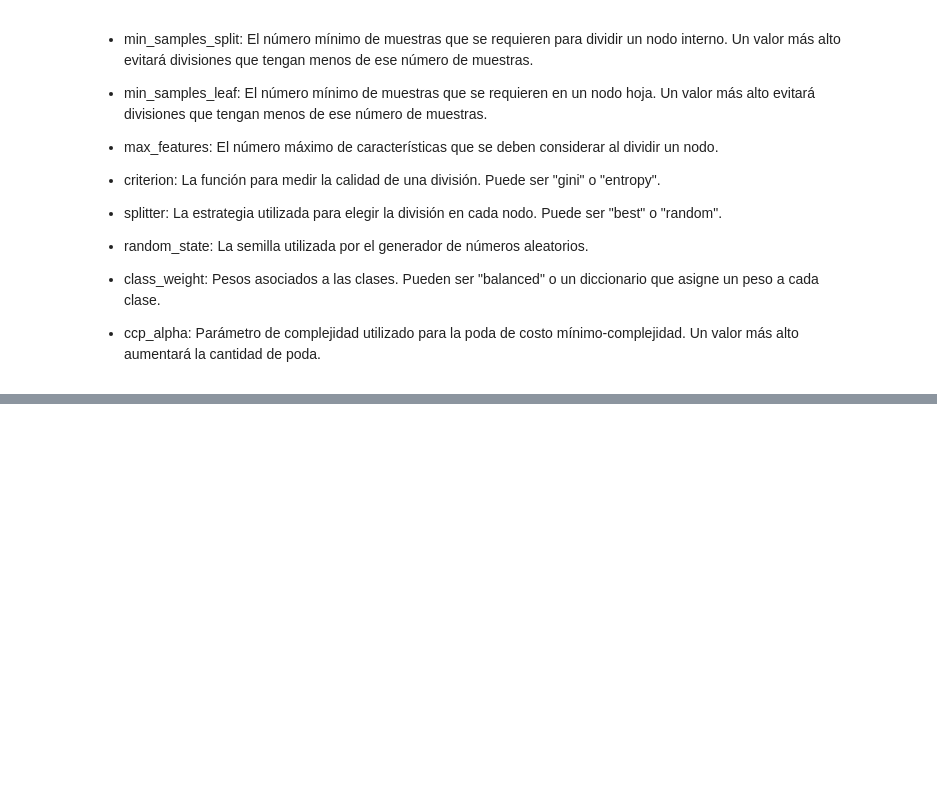
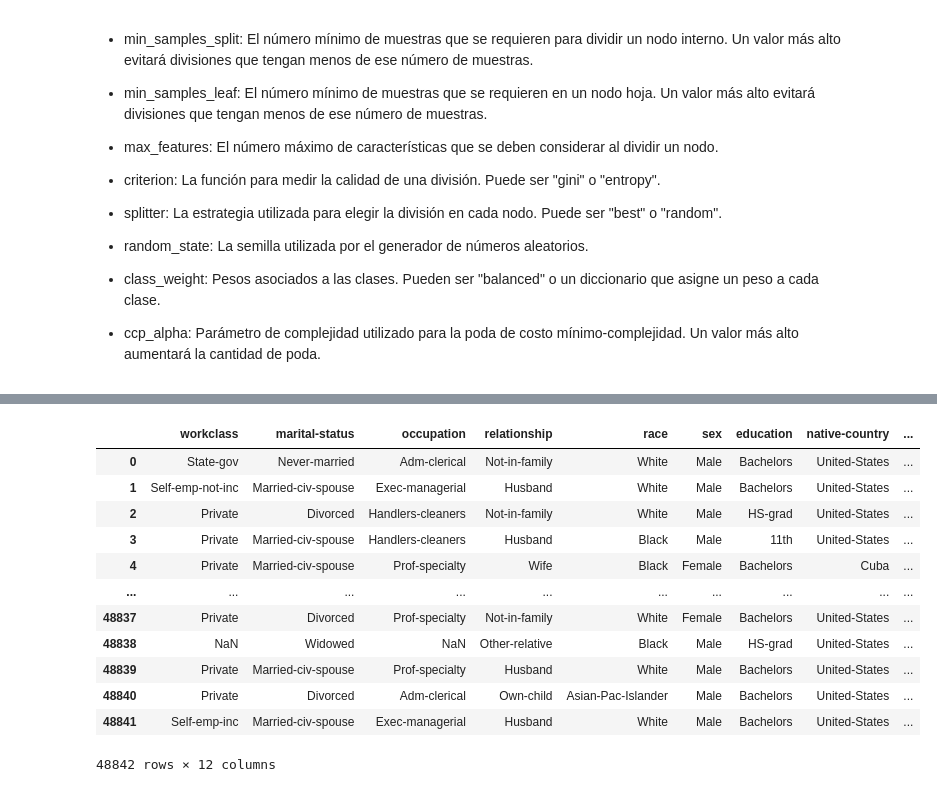
Before and after one commit to ccjaviers777/ean_material_ml, a Jupyter notebook: Cuadernos/Proyecto_Supervisado.ipynb, the cells around one changed output, grey strips where cells are left out. Saved outputs shown, nothing was run; the diff lists cells and outputs as text; code cells hidden in the pictures; blank space fills up the shorter version.

```diff
--- a/Cuadernos/Proyecto_Supervisado.ipynb
+++ b/Cuadernos/Proyecto_Supervisado.ipynb
@@ -460,0 +653,17 @@ hiperparametros_arbol={'criterion': ['gini', 'entropy'],
+# %%
+X=X[OHE_COLS+ORD_COLS+TE_COLS+SS_COLS+MM_COLS]
+X
+# %% [output]
+|  | workclass | marital-status | occupation | relationship | race | sex | education | native-country | ... |
+| 0 | State-gov | Never-married | Adm-clerical | Not-in-family | White | Male | Bachelors | United-States | ... |
+| 1 | Self-emp-not-inc | Married-civ-spouse | Exec-managerial | Husband | White | Male | Bachelors | United-States | ... |
+| 2 | Private | Divorced | Handlers-cleaners | Not-in-family | White | Male | HS-grad | United-States | ... |
+| 3 | Private | Married-civ-spouse | Handlers-cleaners | Husband | Black | Male | 11th | United-States | ... |
+| 4 | Private | Married-civ-spouse | Prof-specialty | Wife | Black | Female | Bachelors | Cuba | ... |
+| ... | ... | ... | ... | ... | ... | ... | ... | ... | ... |
+| 48837 | Private | Divorced | Prof-specialty | Not-in-family | White | Female | Bachelors | United-States | ... |
+| 48838 | NaN | Widowed | NaN | Other-relative | Black | Male | HS-grad | United-States | ... |
+| 48839 | Private | Married-civ-spouse | Prof-specialty | Husband | White | Male | Bachelors | United-States | ... |
+| 48840 | Private | Divorced | Adm-clerical | Own-child | Asian-Pac-Islander | Male | Bachelors | United-States | ... |
+| 48841 | Self-emp-inc | Married-civ-spouse | Exec-managerial | Husband | White | Male | Bachelors | United-States | ... |
+48842 rows × 12 columns
```
Also changed, not shown: parts of 11 cells of this notebook.
